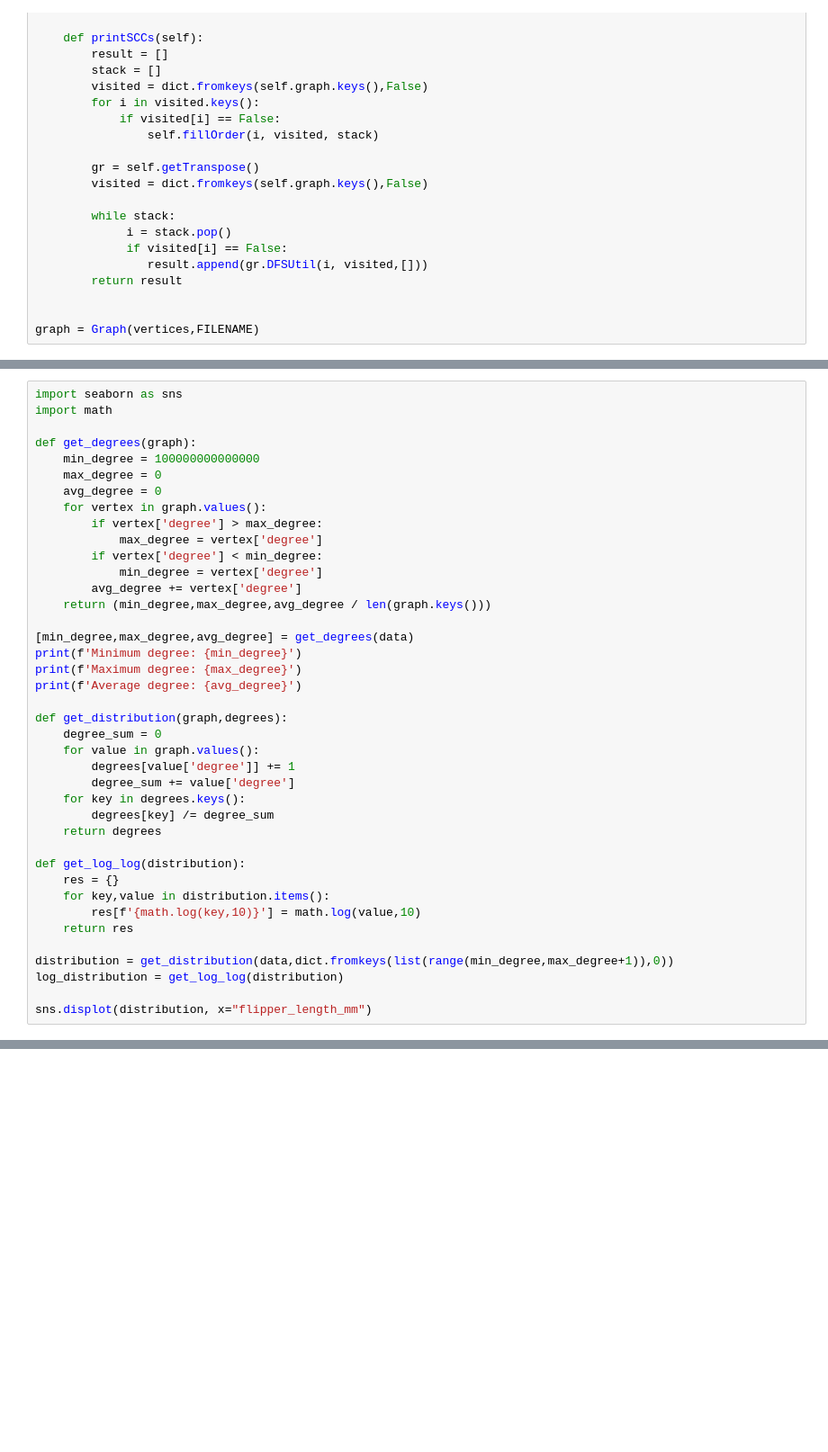
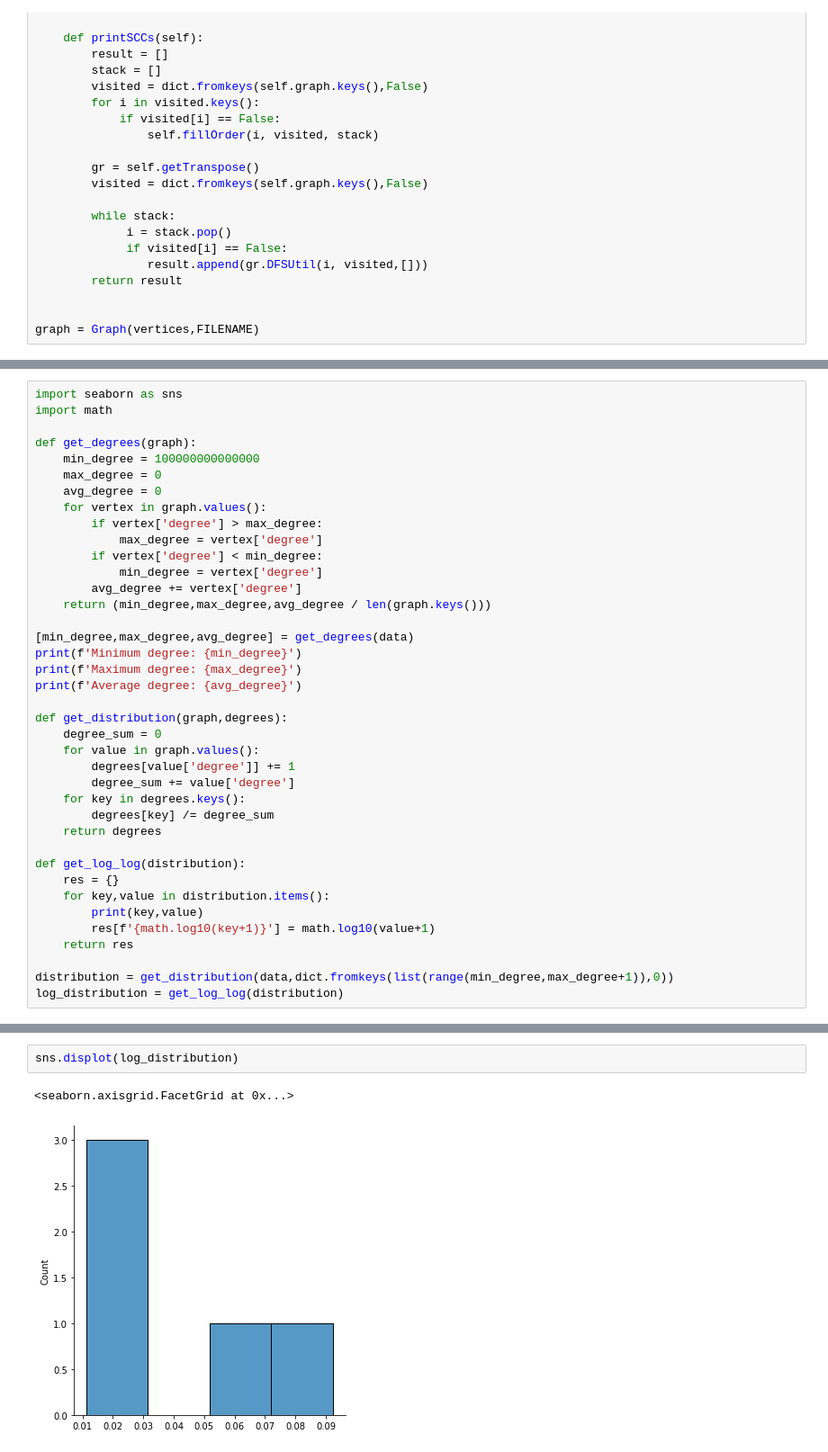
Before and after one commit to DaniilDDDDD/HugeNetworksAnalysis, a Jupyter notebook: connection_components.ipynb, the cells around one changed output, grey strips where cells are left out. Shown at 90% size. Drawn from its saved outputs; the diff is of its cells as text; blank space fills up the shorter version.

```diff
--- a/connection_components.ipynb
+++ b/connection_components.ipynb
@@ -431,10 +452,9 @@ def get_distribution(graph,degrees):
 def get_log_log(distribution):
     res = {}
     for key,value in distribution.items():
-        res[f'{math.log(key,10)}'] = math.log(value,10)
+        print(key,value)
+        res[f'{math.log10(key+1)}'] = math.log10(value+1)
     return res
 
 distribution = get_distribution(data,dict.fromkeys(list(range(min_degree,max_degree+1)),0))
 log_distribution = get_log_log(distribution)
-
-sns.displot(distribution, x="flipper_length_mm")
@@ -440,0 +475,5 @@ sns.displot(distribution, x="flipper_length_mm")
+# %%
+sns.displot(log_distribution)
+# %% [output]
+<seaborn.axisgrid.FacetGrid at 0x...>
+[figure, added]
```
Also changed, not shown: parts of 11 cells of this notebook.
